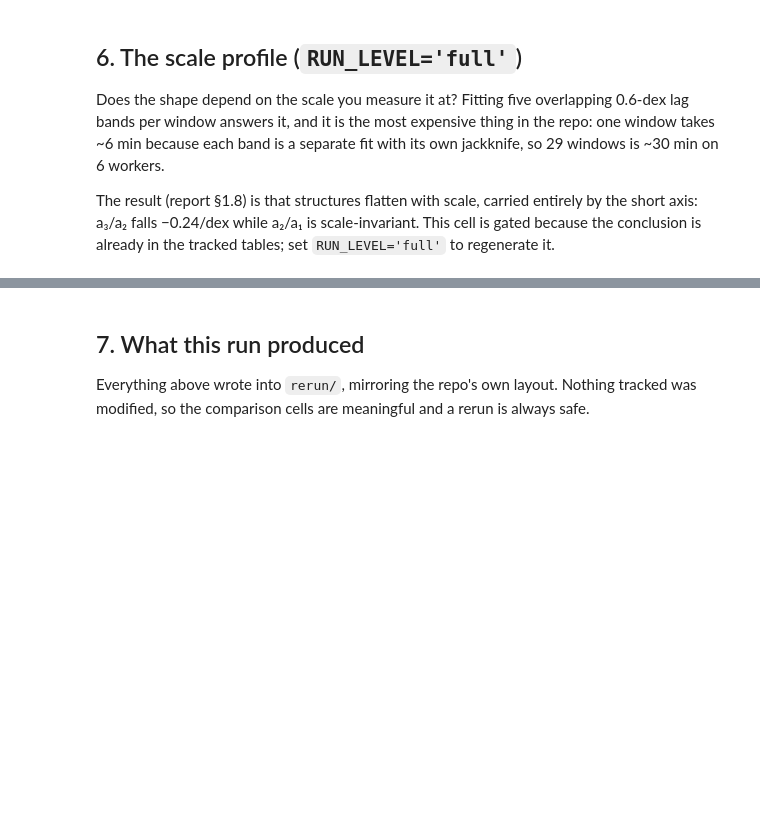
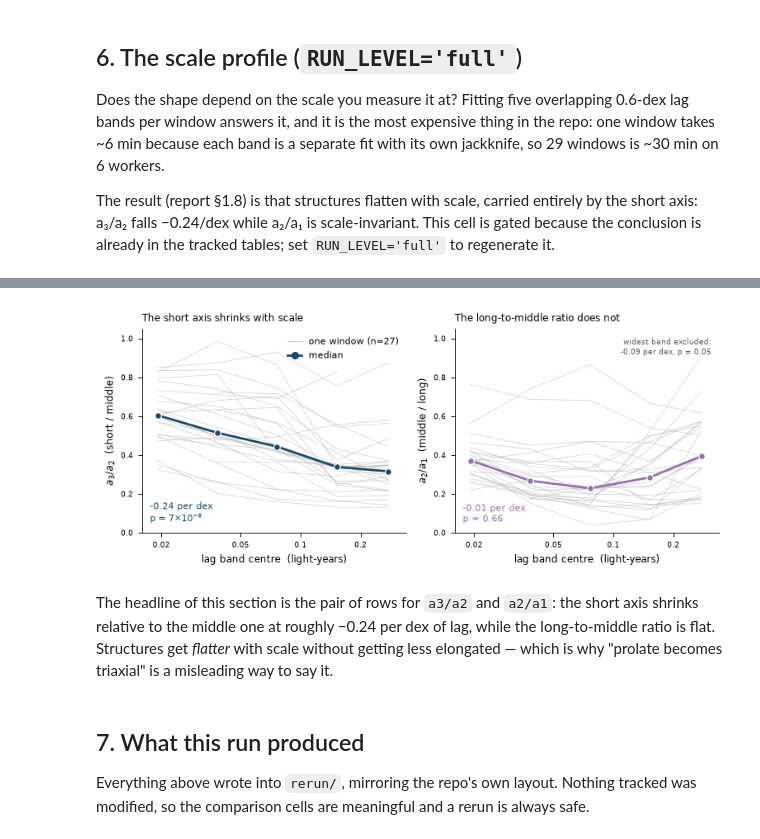
Before and after one commit to jegpeek/casa, a Jupyter notebook: notebooks/run_analysis.ipynb, the cells around one changed output, grey strips where cells are left out. Drawn from its saved outputs; the diff is of its cells as text; code cells hidden in the pictures; blank space fills up the shorter version.

```diff
--- a/notebooks/run_analysis.ipynb
+++ b/notebooks/run_analysis.ipynb
@@ -71,7 +71,7 @@ ROOT = os.path.dirname(os.getcwd()) if os.path.basename(os.getcwd()) == \
 sys.path[:0] = [ROOT, os.path.join(ROOT, 'analysis')]
 
 # ---- knobs ---------------------------------------------------------------
-RUN_LEVEL = 'figures'   # 'walkthrough' | 'figures' | 'full'
+RUN_LEVEL = 'full'      # 'walkthrough' | 'figures' | 'full'
 PROCS = 6               # worker processes for the window pools
 STRIDE = 2              # lag-grid decimation used by every published fit
 RCUT = 0.1              # single-band fit radius, light years
@@ -883,3 +978,18 @@ alpha (profile slope) outermost_dropped      -0.305324 -0.394900 -0.234125 3.807
+# %%
+import make_scale_profile_figure as mspf
+
+if LEVEL >= 2:
+    fig = mspf.make(bands_re, got,
+                    os.path.join(RERUN, 'results', 'scale_profile_ratios.png'))
+fig
+# %% [output]
+[figure, added]
+# %% [markdown]
+The headline of this section is the pair of rows for `a3/a2` and `a2/a1`: the
+short axis shrinks relative to the middle one at roughly −0.24 per dex of lag,
+while the long-to-middle ratio is flat. Structures get *flatter* with scale
+without getting less elongated — which is why "prolate becomes triaxial" is a
+misleading way to say it.
 # %% [markdown]
 ## 7. What this run produced
 
```
Also changed, not shown: parts of 9 cells of this notebook, 6 other files.
